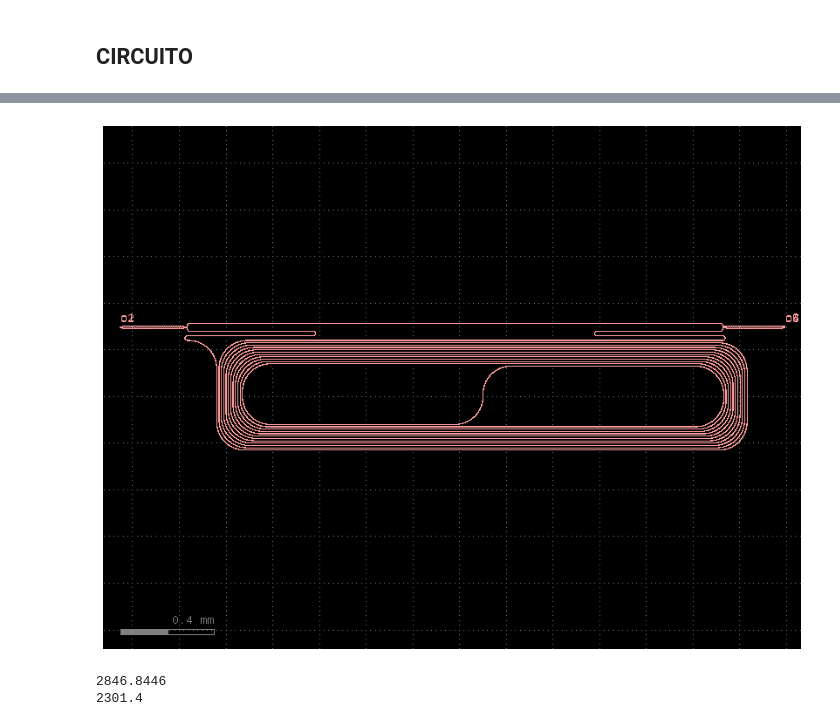
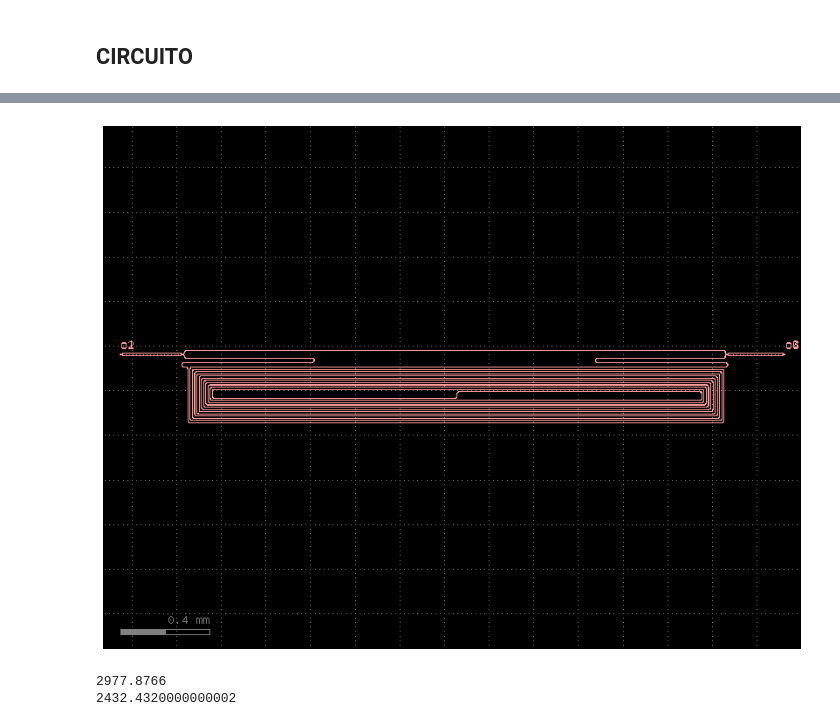
Before and after one commit to mromgar1/pic-upv-lab5-finalproject, a Jupyter notebook: LAYOUT_SOI.ipynb, the cells around one changed output, grey strips where cells are left out. Cells and saved outputs as stored; diff of their text form; code cells hidden in the pictures.

```diff
--- a/LAYOUT_SOI.ipynb
+++ b/LAYOUT_SOI.ipynb
@@ -183,7 +183,7 @@ DoE: Assuming 1dB/cm loss: 1.5cm difference between spirals mean 1.5dB differenc
 measurements.
 """
 from upvfab.sin300.cband.cells import define_spiral_length
-rad = 120
+rad = 10
 N_spr = 10
 dy_spr = 10
 target_length = 56000  # in microns
@@ -221,21 +221,23 @@ print(spiral.ports)
 # %% [markdown]
 ## CIRCUITO
 # %%
+from functools import partial
 # N espiral TIENE QUE SER PAR
 def wvl_tracker(length_mmi_2x2: float = 262.9723, taper_width_mmi_2x2: float = 2.8, gap_mmi_2x2: float = 0.5,  taper_length = 10,   length_mmi_3x3: float =  242.4723, taper_width_mmi_3x3: float = 2.8, gap_mmi_3x3: float = 0.2,  AL: float = 56000): #mejorarlo poniendo las funciones de espiral dentro
     c = gf.Component()
 
     mmi_95 = c << cells.mmi2x2(0.45, taper_width_mmi_2x2, taper_length, length_mmi_2x2, 10, gap_mmi_2x2)
     mmi_33 = c << mmi3x3(width= 0.45, width_taper=taper_width_mmi_3x3, length_taper= taper_length, length_mmi = length_mmi_3x3, width_mmi= 10, gap_mmi = gap_mmi_3x3)
-    spiral = c << cells.spiral_upv(radius = 120 , N_spr = 10 , d_SPR =10 , dx_SPR= dx_length_spiral, dy_SPR = 10, layer = "strip") # N must BE EVEN
+    spiral = c << cells.spiral_upv(radius = 10, N_spr = 10 , d_SPR =10 , dx_SPR= dx_length_spiral, dy_SPR = 10, layer = "strip") # N must BE EVEN
     b1 = c << cells.bend_s(size = [10, 15], cross_section = "strip", width = 0.45, allow_min_radius_violation = True)
     b2 = c << cells.bend_s(size = [10, 15], cross_section = "strip", width = 0.45, allow_min_radius_violation = True)
 
 
     h = spiral.ports["o2"].dx - spiral.ports["o1"].dx
     wvg_up = c << cells.straight(length = h, cross_section= "strip", width = 0.45)
-    delay_1 = c << gf.components.delay_snake(length=h/2, length0=0, length2=0, n=2, bend180='bend_euler180', cross_section='strip', width = 0.45)
-    delay_2 = c << gf.components.delay_snake(length=h/2, length0=0, length2=0, n=2, bend180='bend_euler180', cross_section='strip', width = 0.45)
+    f_bend_euler180 = partial(cells.bend_euler,angle=180)
+    delay_1 = c << gf.components.delay_snake(length=h/2, length0=0, length2=0, n=2, bend180=f_bend_euler180(), cross_section='strip', width = 0.45)
+    delay_2 = c << gf.components.delay_snake(length=h/2, length0=0, length2=0, n=2, bend180=f_bend_euler180(), cross_section='strip', width = 0.45)
 
     dy_mmi95 = mmi_95.ports["o3"].dy - mmi_95.ports["o4"].dy #para conectar los s_bend de forma que las entradas a los mmi queden a la misma altura
     dy_mmi33 = mmi_33.ports["o3"].dy - mmi_33.ports["o1"].dy
@@ -284,8 +286,8 @@ c.show()
-[figure, old version]
+[figure, new version]
 # %%
 prueba =  wvl_tracker()
 print(prueba.info["total_length_device"])
 print(prueba.info["length_short_arm"])
 # %% [output]
-2846.8446
-2301.4
+2977.8766
+2432.4320000000002
```
Also changed, not shown: parts of 6 cells of this notebook.
